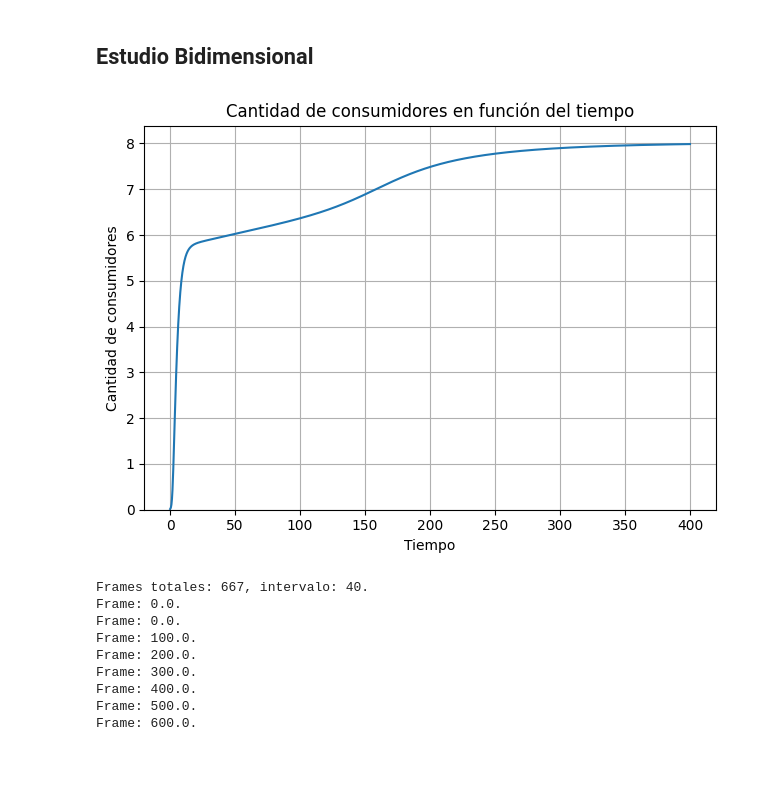
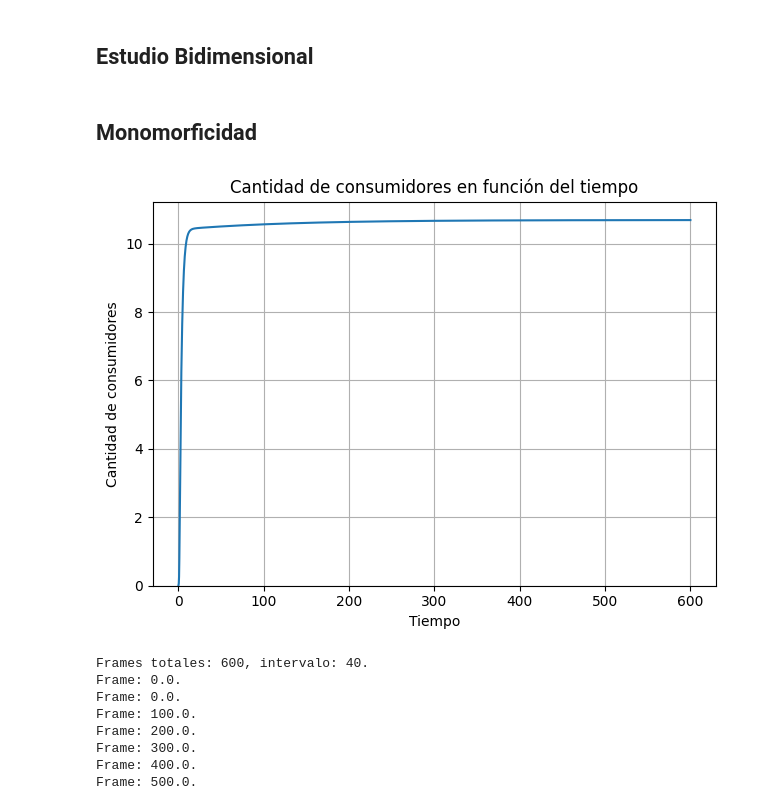
Before and after one commit to chucorate/Dinamica-Adaptativa, a Jupyter notebook: caso_gaussiano_2D.ipynb, the cells around one changed output. Drawn from its saved outputs; the diff is of its cells as text; code cells hidden in the pictures; blank space fills up the shorter version.

Commit message:
Añadir caso monomórfico 2D

```diff
--- a/caso_gaussiano_2D.ipynb
+++ b/caso_gaussiano_2D.ipynb
@@ -72,6 +72,8 @@ consumer_domain = np.array([[-2, 2], [-2, 2]])
 resource_domain = np.array([[-2, 2], [-2, 2]])
 # %% [markdown]
 ## Estudio Bidimensional
+# %% [markdown]
+## Monomorficidad
 # %%
 EstudioBidimensional = Model(
     consumer_domain=consumer_domain,
@@ -86,38 +88,38 @@ EstudioBidimensional.set_consumer_decay(
 
 EstudioBidimensional.set_resource_supply_rate(
     lambda y: supply_rate_gaussiano(y, sigma_in=1, M_in=3.0)
 )
 EstudioBidimensional.set_resource_decay(lambda y: funcion_constante(y, const=0.5))
 
 EstudioBidimensional.set_resource_consumer_kernel(
-    lambda x, y: kernel_gaussiano(x, y, sigma_K=0.5)
+    lambda x, y: kernel_gaussiano(x, y, sigma_K=1.0) # Caso Monomórfico
 )
 
 EstudioBidimensional.set_initial_data(
     initial_consumer_distribution=lambda x: gauss(x, np.array([-0.3, -0.3]), 0.1, 0.25),
     initial_resource_distribution=lambda y: constante_en_intervalo(
         y, 10.0, -2 * const, 0.25 * const
     ),  # ignorado cuando se usa recurso estacionario
 )
 
-T = 400
+T = 600
 
 EstudioBidimensional.solve_by_finite_differences(
     T=T,
-    n_t=5 * T,
+    n_t=3 * T,
     n_x=(61, 61),
     n_y=(61, 61),
     border_type="neumann",
     theta=0.5,
     use_stationary_resource=True,
 )
 
 # EstudioMortalidad.plot.solution_over_time(plot_type="heatmap")
 EstudioBidimensional.plot.consumer_quantity()
 EstudioBidimensional.plot.solution_2D_animation(solution="consumer", speed=3.0)
 # %% [output]
-[figure, old version]
+[figure, new version]
-Frames totales: 667, intervalo: 40.
+Frames totales: 600, intervalo: 40.
 Frame: 0.0.
 Frame: 0.0.
 Frame: 100.0.
@@ -125,7 +127,6 @@ Frame: 200.0.
 Frame: 300.0.
 Frame: 400.0.
 Frame: 500.0.
-Frame: 600.0.
 [interactive output not drawn]
 # %%
 EstudioBidimensional.plot.solution_2D_animation(solution="resource", speed=3.0)
```
Also changed, not shown: parts of 4 cells of this notebook.
